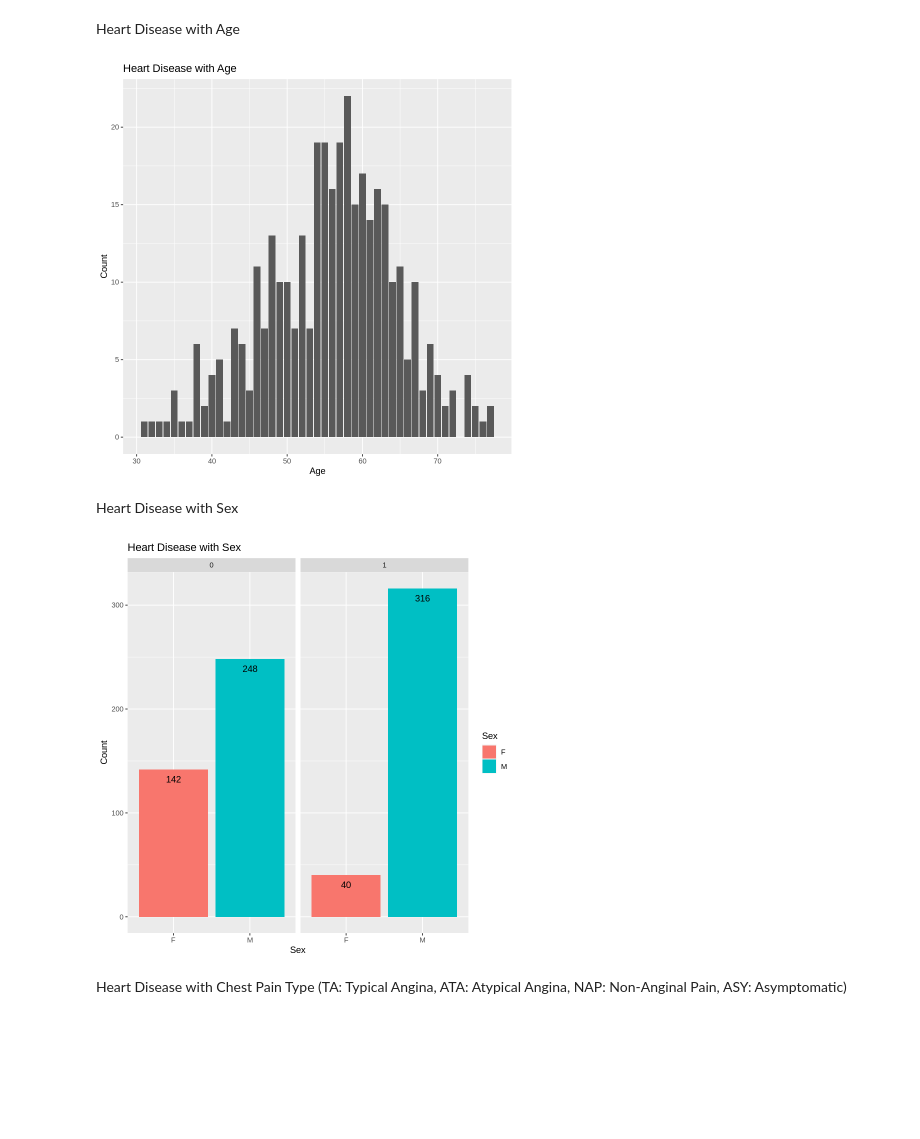
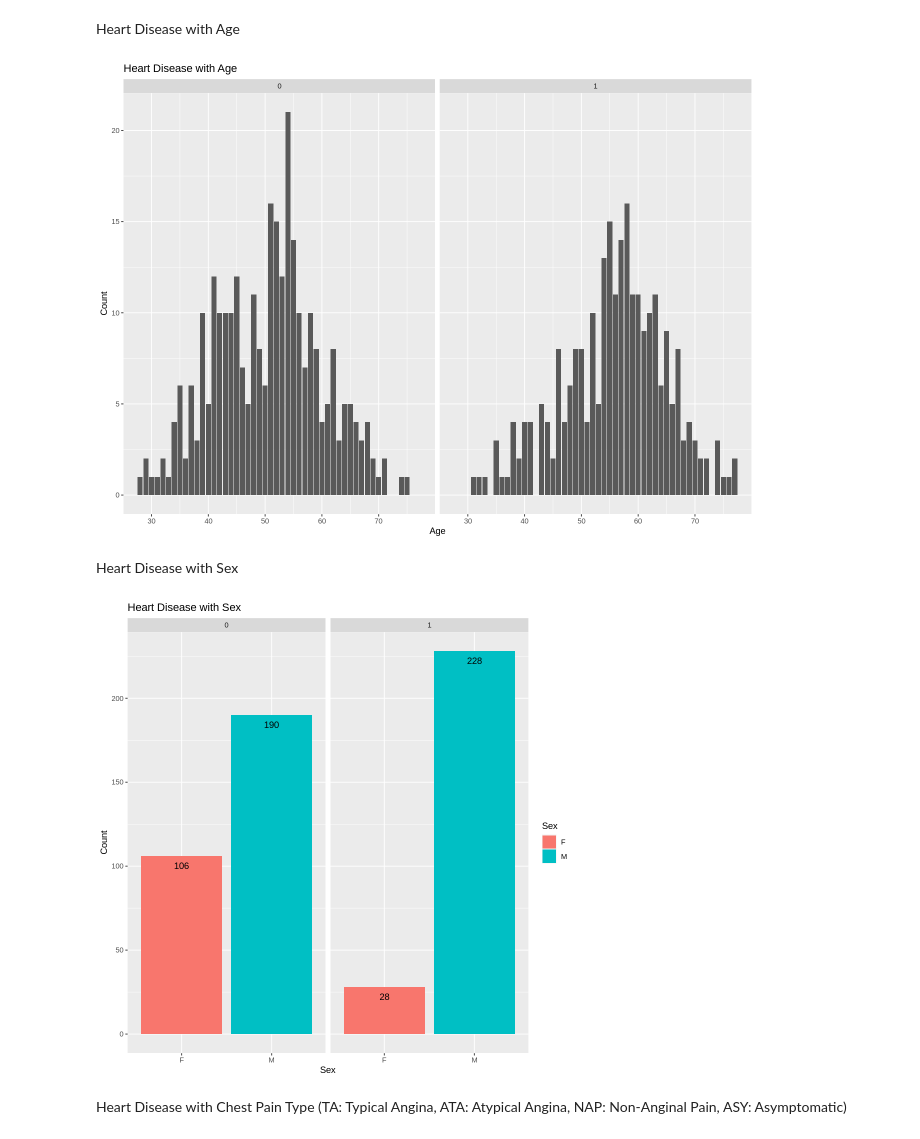
Before and after one commit to Simpson1104/Group-Proposal, a Jupyter notebook: Wrangling_data.ipynb, the cells around one changed output. Cells and saved outputs as stored; diff of their text form; code cells hidden in the pictures; blank space fills up the shorter version.

```diff
--- a/Wrangling_data.ipynb
+++ b/Wrangling_data.ipynb
@@ -251,7 +81,7 @@ A tibble: 6 × 12
 # %%
-#heart_split <- initial_split(heart_data, prop = 0.75, strata = HeartDisease)
-#heart_train <- training(heart_split)
-#heart_test <- testing(heart_split)
+heart_split <- initial_split(heart_data, prop = 0.75, strata = HeartDisease)
+heart_train <- training(heart_split)
+heart_test <- testing(heart_split)
 # %% [markdown]
 #### Summarize dataset
 # %%
@@ -308,9 +145,9 @@ A tibble: 2 × 3
 # %% [markdown]
 #### Fixing zeros in and Resting BP and CHolesterol
 # %%
-heart_data <- heart_data%>%
-              filter(RestingBP != 0, Cholesterol != 0)
-count(heart_data)
-summary(heart_data)
-head(heart_data)
+heart_train <- heart_train%>%
+               filter(RestingBP != 0, Cholesterol != 0)
+count(heart_train)
+summary(heart_train)
+head(heart_train)
 # %% [output]
@@ -349,27 +186,29 @@ A tibble: 6 × 12
 # %% [markdown]
 Heart Disease with Age
 # %%
-HeartDisease_Age_plot <- heart_data %>%
-                         filter(HeartDisease == 1) %>%
+HeartDisease_Age_plot <- heart_train %>%
                          ggplot(aes(x = Age, fill = Age)) +
                          geom_bar() +
+                         facet_grid(~HeartDisease) +
                          labs(title = "Heart Disease with Age", x = "Age", y = "Count")
+options(repr.plot.width = 11, repr.plot.height = 8)
 
 HeartDisease_Age_plot
 # %% [output]
-[figure, old version]
+[figure, new version]
 # %% [markdown]
 Heart Disease with Sex
 # %%
-HeartDisease_Sex_plot <- heart_data %>%
+HeartDisease_Sex_plot <- heart_train %>%
                          ggplot(aes(x = Sex, fill = Sex)) +
                          geom_bar() +
                          facet_grid(~HeartDisease) +
                          geom_text(aes(label = ..count..), stat = "count",  vjust = 2, colour = "black") +
                          labs(title = "Heart Disease with Sex", x = "Sex", y = "Count", fill = "Sex")
+options(repr.plot.width = 8, repr.plot.height = 8)
 HeartDisease_Sex_plot
 # %% [output]
-[figure, old version]
+[figure, new version]
 # %% [markdown]
 Heart Disease with Chest Pain Type (TA: Typical Angina, ATA: Atypical Angina, NAP: Non-Anginal Pain, ASY: Asymptomatic)
 # %%
```
Also changed, not shown: parts of 33 cells of this notebook.
